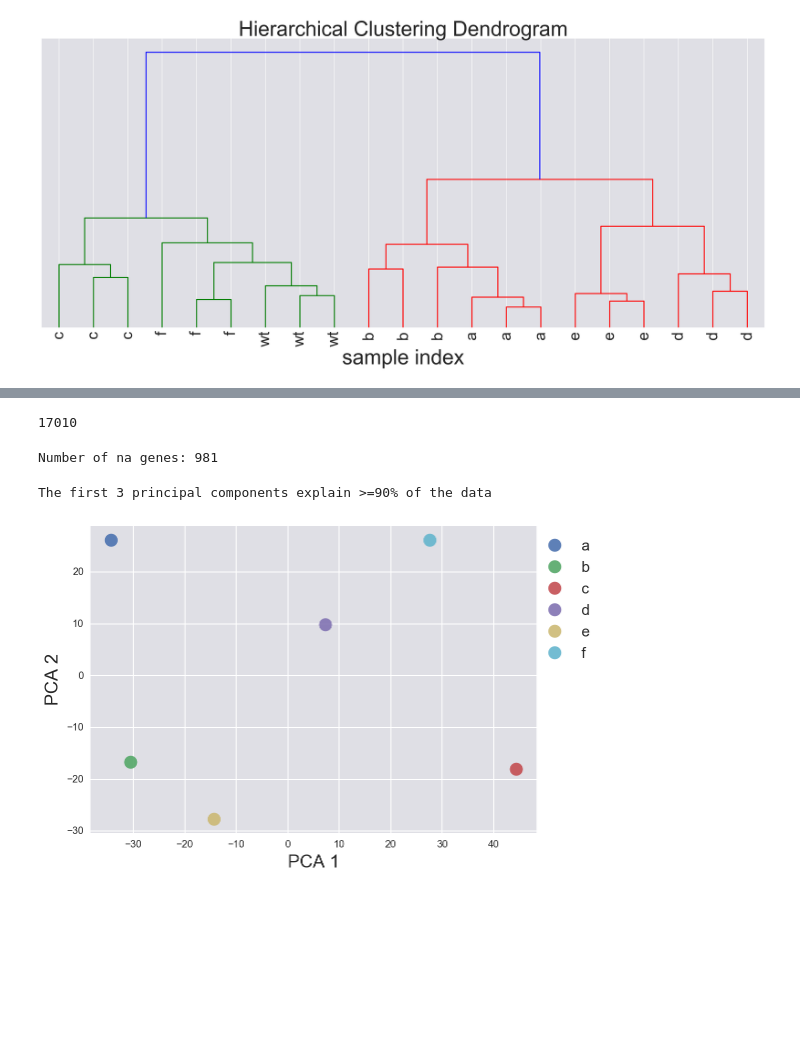
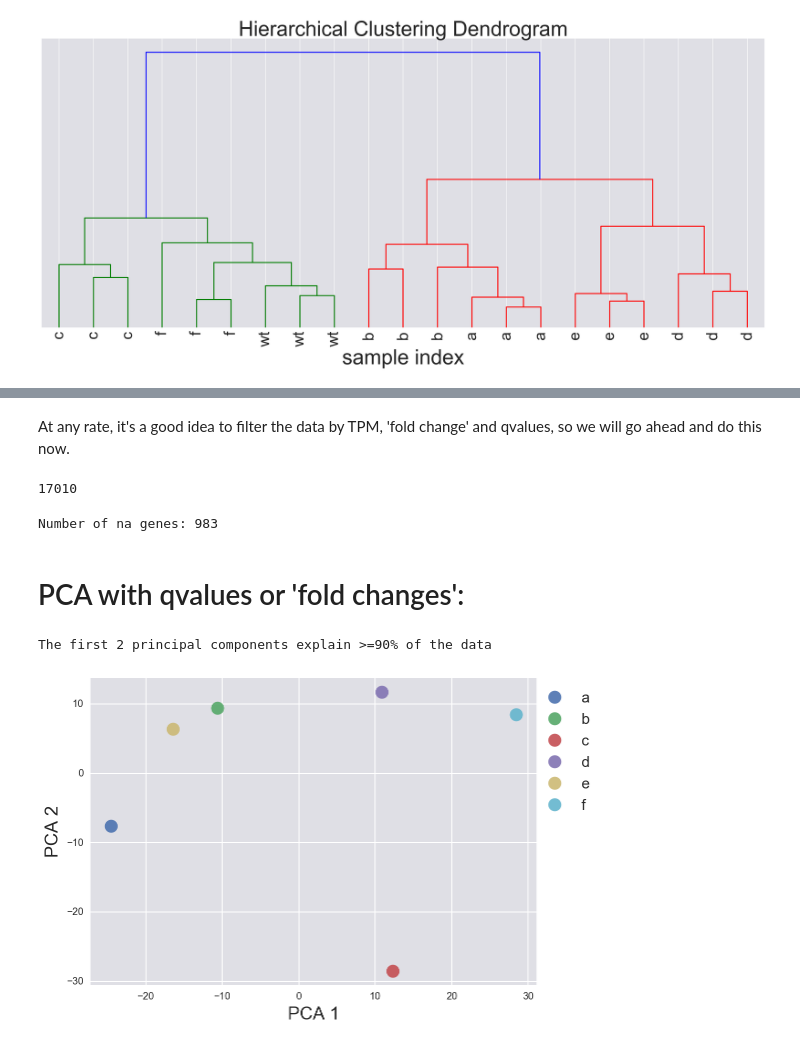
Before and after one commit to WormLabCaltech/mprsq, a Jupyter notebook: src/Genetic Analysis of RNA-Seq Data.ipynb, the cells around one changed output, grey strips where cells are left out. Cells and saved outputs as stored; diff of their text form; code cells hidden in the pictures; blank space fills up the shorter version.

```diff
--- a/src/Genetic Analysis of RNA-Seq Data.ipynb
+++ b/src/Genetic Analysis of RNA-Seq Data.ipynb
@@ -144,3 +217,5 @@ plt.xlabel('sample index', fontsize=40)
+# %% [markdown]
+At any rate, it's a good idea to filter the data by TPM, 'fold change' and qvalues, so we will go ahead and do this now.
 # %%
 # Figure out what genes are in 10% or above expression in TPM for all samples. Delete anything below that...
 names = ['']
@@ -162,10 +237,17 @@ len(names)
 # %%
 na = []
 for key, genotype in enumerate(beta):
+
     # replace beta dfs with filtered values also
     beta[genotype] = beta[genotype][~beta[genotype].target_id.isin(names)]
-    not_dropped = beta[genotype].dropna(axis=0, subset=['b']).target_id.values
+
+    # b value filtering:
+    not_dropped = beta[genotype].dropna(axis=0, subset=['b','qval']).target_id.values
     na_here = beta[genotype][~beta[genotype].target_id.isin(not_dropped)].target_id.values
+
+#     q value filtering:
+#     not_dropped = beta[genotype].dropna(axis=0, subset)
+
     na = na + pd.Series.tolist(na_here)
 
 na = list(set(na))
@@ -190,20 +272,22 @@ for key, genotype in enumerate(beta):
     temp2 = temp[filter2]
     beta_filtered[genotype] =temp2.copy()
 # %% [output]
-Number of na genes: 981
+Number of na genes: 983
+# %% [markdown]
+# PCA with qvalues or 'fold changes':
 # %%
 # PCA
-pca_matrix = genpy.make_matrix(beta_filtered, genmap[genmap.genotype != 'wt'], 'genotype', 'b')
+pca_matrix = genpy.make_matrix(beta_filtered, genmap[genmap.genotype != 'wt'], 'genotype', 'qval')
 sklearn_pca, n = genpy.pca(pca_matrix)
-# keep only the first principal components that explain 90% of the data
+# # keep only the first principal components that explain 90% of the data
 df_nD = genpy.tidy_pca(pca_matrix, n)
 
 # # add a sample and genotype column
 df_nD['genotypes'] = genmap[genmap.genotype != 'wt'].genotype.unique()
 plot_2d_pca(df_nD, 'genotypes', 'wt', save='../output/preliminary_pca.pdf')
 # %% [output]
-The first 3 principal components explain >=90% of the data
+The first 2 principal components explain >=90% of the data
-[figure, old version]
+[figure, new version]
 # %%
 # lambda index function:
 lind = lambda x: (x.qval < 0.1)
```
Also changed, not shown: parts of 32 cells of this notebook, 2 other files.
